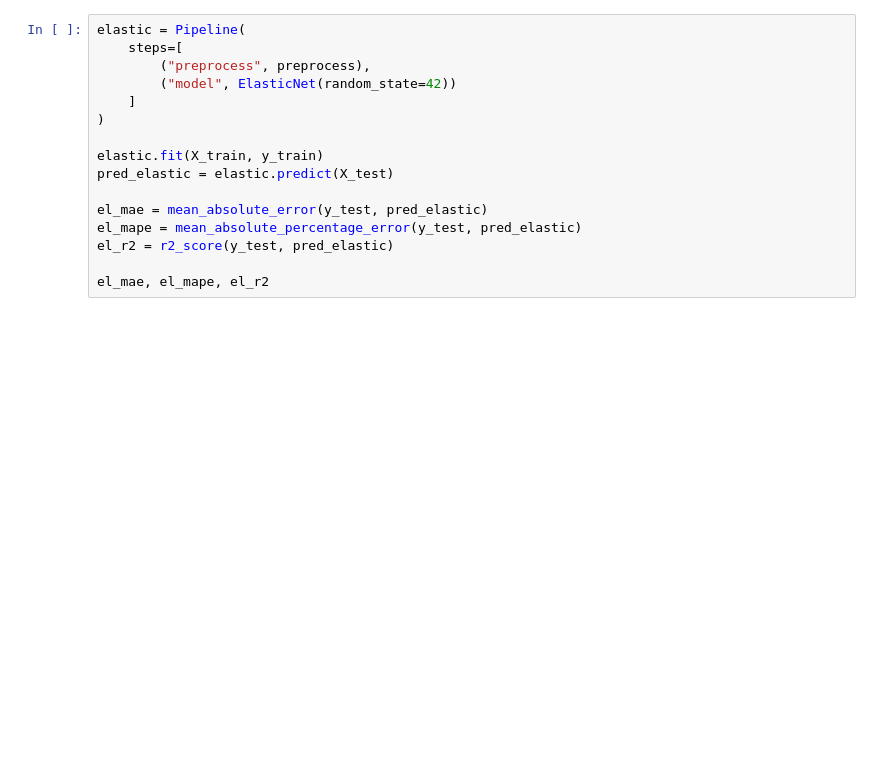
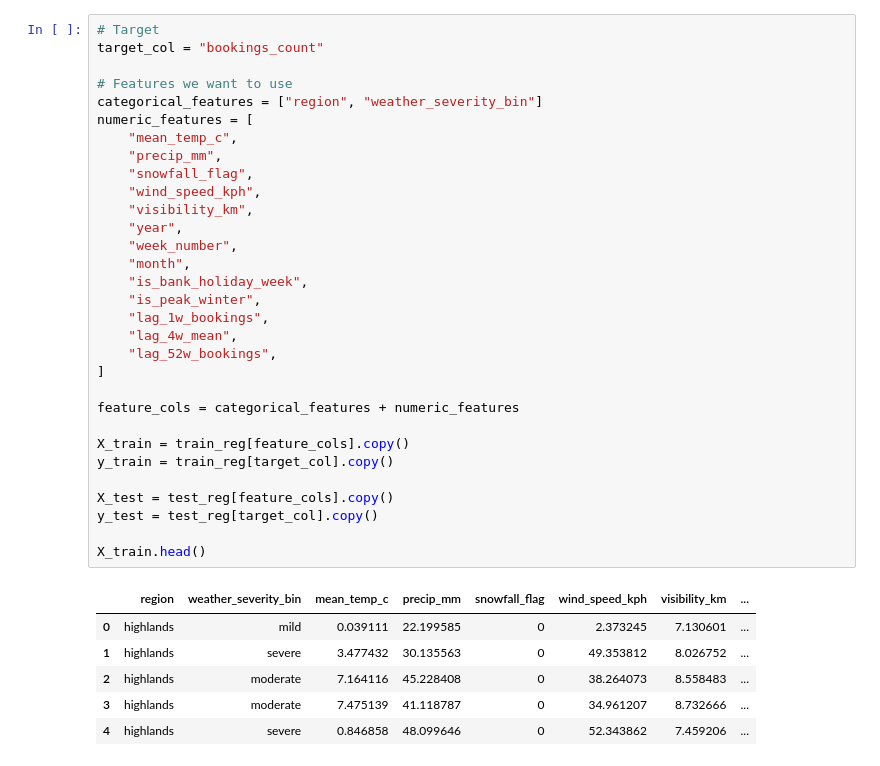
Before and after one commit to TGOSS1984/winter-mountain-tours-demand-predictor, a Jupyter notebook: notebooks/03_model_regression.ipynb, the cells around one changed output. Cells and saved outputs as stored; diff of their text form; blank space fills up the shorter version.

```diff
--- a/notebooks/03_model_regression.ipynb
+++ b/notebooks/03_model_regression.ipynb
@@ -103,16 +70,38 @@ lin_mae, lin_mape, lin_r2
-# %%
-elastic = Pipeline(
-    steps=[
-        ("preprocess", preprocess),
-        ("model", ElasticNet(random_state=42))
-    ]
-)
-
-elastic.fit(X_train, y_train)
-pred_elastic = elastic.predict(X_test)
-
-el_mae = mean_absolute_error(y_test, pred_elastic)
-el_mape = mean_absolute_percentage_error(y_test, pred_elastic)
-el_r2 = r2_score(y_test, pred_elastic)
-
-el_mae, el_mape, el_r2
+# %%
+# Target
+target_col = "bookings_count"
+
+# Features we want to use
+categorical_features = ["region", "weather_severity_bin"]
+numeric_features = [
+    "mean_temp_c",
+    "precip_mm",
+    "snowfall_flag",
+    "wind_speed_kph",
+    "visibility_km",
+    "year",
+    "week_number",
+    "month",
+    "is_bank_holiday_week",
+    "is_peak_winter",
+    "lag_1w_bookings",
+    "lag_4w_mean",
+    "lag_52w_bookings",
+]
+
+feature_cols = categorical_features + numeric_features
+
+X_train = train_reg[feature_cols].copy()
+y_train = train_reg[target_col].copy()
+
+X_test = test_reg[feature_cols].copy()
+y_test = test_reg[target_col].copy()
+
+X_train.head()
+# %% [output]
+|  | region | weather_severity_bin | mean_temp_c | precip_mm | snowfall_flag | wind_speed_kph | visibility_km | ... |
+| 0 | highlands | mild | 0.039111 | 22.199585 | 0 | 2.373245 | 7.130601 | ... |
+| 1 | highlands | severe | 3.477432 | 30.135563 | 0 | 49.353812 | 8.026752 | ... |
+| 2 | highlands | moderate | 7.164116 | 45.228408 | 0 | 38.264073 | 8.558483 | ... |
+| 3 | highlands | moderate | 7.475139 | 41.118787 | 0 | 34.961207 | 8.732666 | ... |
+| 4 | highlands | severe | 0.846858 | 48.099646 | 0 | 52.343862 | 7.459206 | ... |
```
Also changed, not shown: parts of 27 cells of this notebook, 3 other files.
